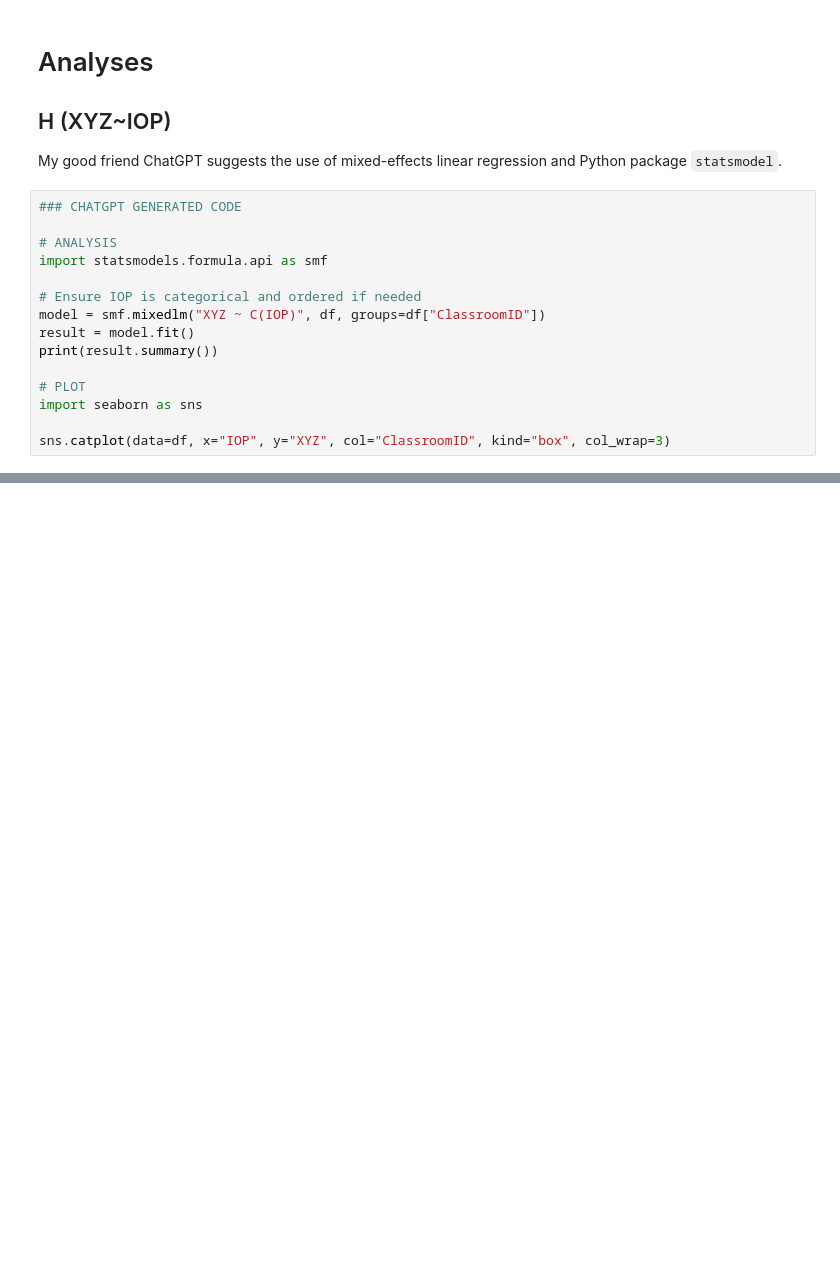
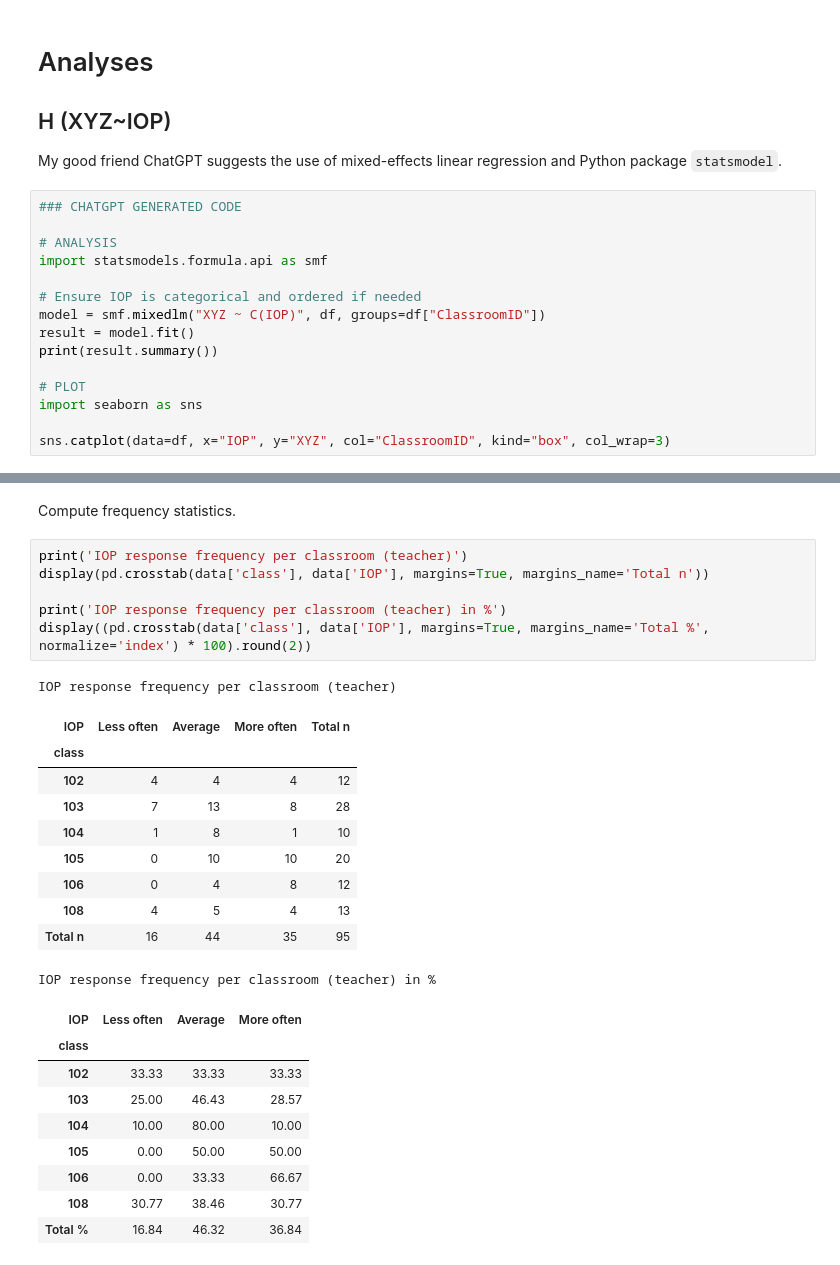
Before and after one commit to majaazdaja/dsp, a Jupyter notebook: notebooks/analysis_maja.ipynb, the cells around one changed output, grey strips where cells are left out. Cells and saved outputs as stored; diff of their text form; blank space fills up the shorter version.

```diff
--- a/notebooks/analysis_maja.ipynb
+++ b/notebooks/analysis_maja.ipynb
@@ -173,0 +206,29 @@ sns.catplot(data=df, x="IOP", y="XYZ", col="ClassroomID", kind="box", col_wrap=3
+# %% [markdown]
+Compute frequency statistics.
+# %%
+print('IOP response frequency per classroom (teacher)')
+display(pd.crosstab(data['class'], data['IOP'], margins=True, margins_name='Total n'))
+
+print('IOP response frequency per classroom (teacher) in %')
+display((pd.crosstab(data['class'], data['IOP'], margins=True, margins_name='Total %', normalize='index') * 100).round(2))
+# %% [output]
+IOP response frequency per classroom (teacher)
+| IOP | Less often | Average | More often | Total n |
+| class |  |  |  |  |
+| 102 | 4 | 4 | 4 | 12 |
+| 103 | 7 | 13 | 8 | 28 |
+| 104 | 1 | 8 | 1 | 10 |
+| 105 | 0 | 10 | 10 | 20 |
+| 106 | 0 | 4 | 8 | 12 |
+| 108 | 4 | 5 | 4 | 13 |
+| Total n | 16 | 44 | 35 | 95 |
+IOP response frequency per classroom (teacher) in %
+| IOP | Less often | Average | More often |
+| class |  |  |  |
+| 102 | 33.33 | 33.33 | 33.33 |
+| 103 | 25.00 | 46.43 | 28.57 |
+| 104 | 10.00 | 80.00 | 10.00 |
+| 105 | 0.00 | 50.00 | 50.00 |
+| 106 | 0.00 | 33.33 | 66.67 |
+| 108 | 30.77 | 38.46 | 30.77 |
+| Total % | 16.84 | 46.32 | 36.84 |
```
Also changed, not shown: parts of 11 cells of this notebook, 1 other file.
